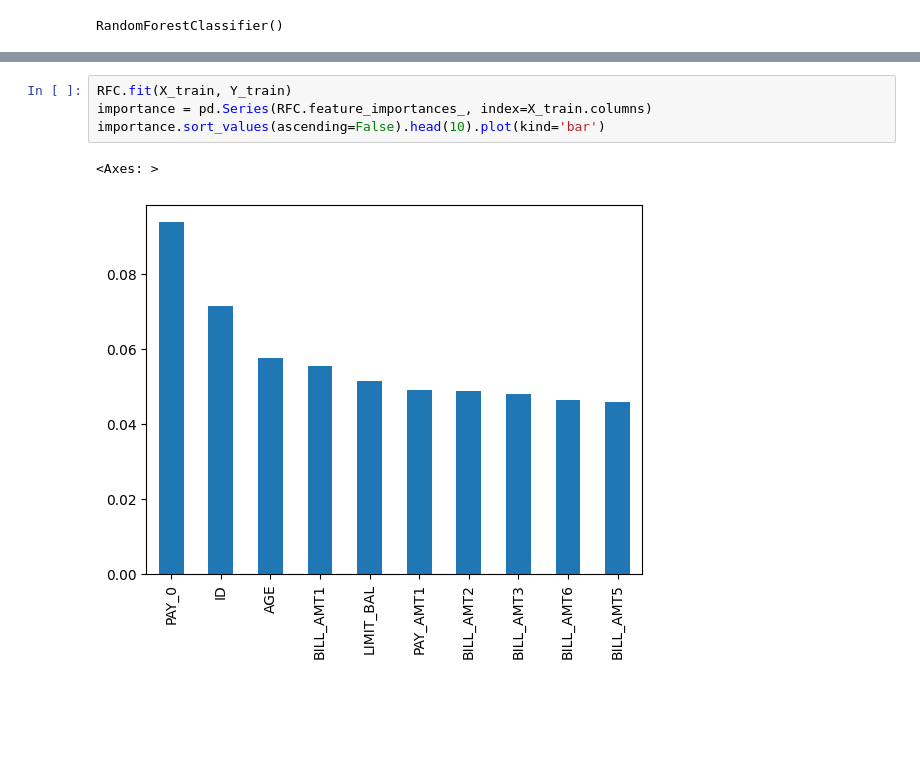
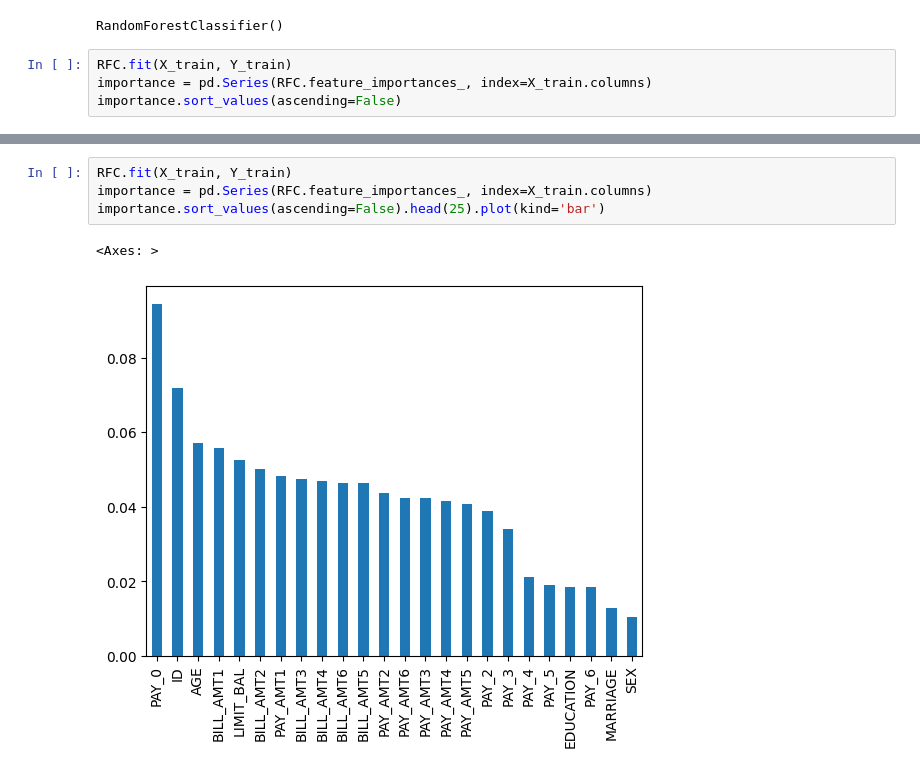
Before and after one commit to Jackson-Tech1/alx_be_python, a Jupyter notebook: UR_Class.ipynb, the cells around one changed output, grey strips where cells are left out. Saved outputs shown, nothing was run; the diff lists cells and outputs as text; blank space fills up the shorter version.

```diff
--- a/UR_Class.ipynb
+++ b/UR_Class.ipynb
@@ -769,3 +769,7 @@ RFC=RandomForestClassifier()
 RFC.fit(X_train, Y_train)
 # %% [output]
 RandomForestClassifier()
+# %%
+RFC.fit(X_train, Y_train)
+importance = pd.Series(RFC.feature_importances_, index=X_train.columns)
+importance.sort_values(ascending=False)
@@ -772,7 +795,7 @@ RandomForestClassifier()
 # %%
 RFC.fit(X_train, Y_train)
 importance = pd.Series(RFC.feature_importances_, index=X_train.columns)
-importance.sort_values(ascending=False).head(10).plot(kind='bar')
+importance.sort_values(ascending=False).head(25).plot(kind='bar')
 # %% [output]
 <Axes: >
-[figure, old version]
+[figure, new version]
```
Also changed, not shown: parts of 1 cell of this notebook.
